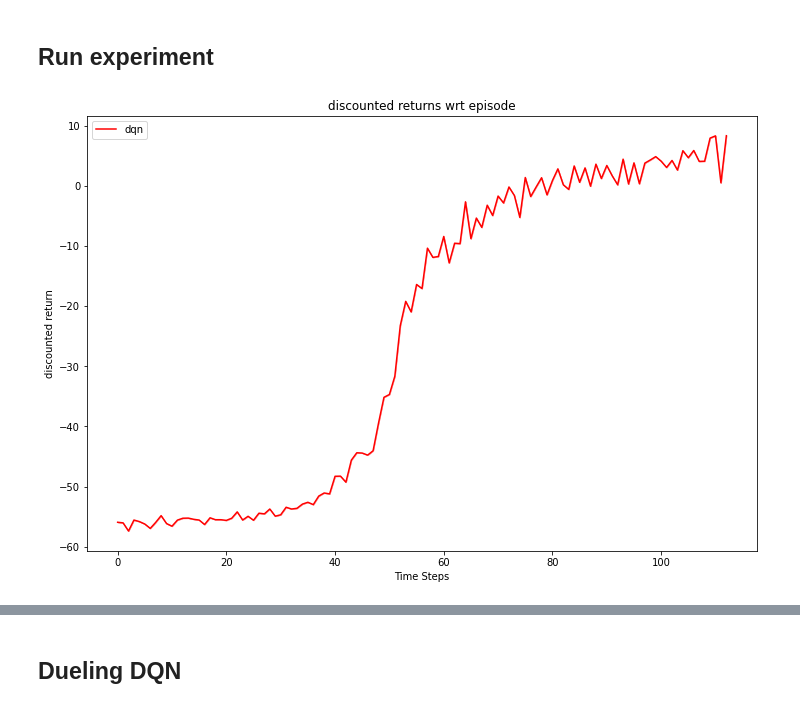
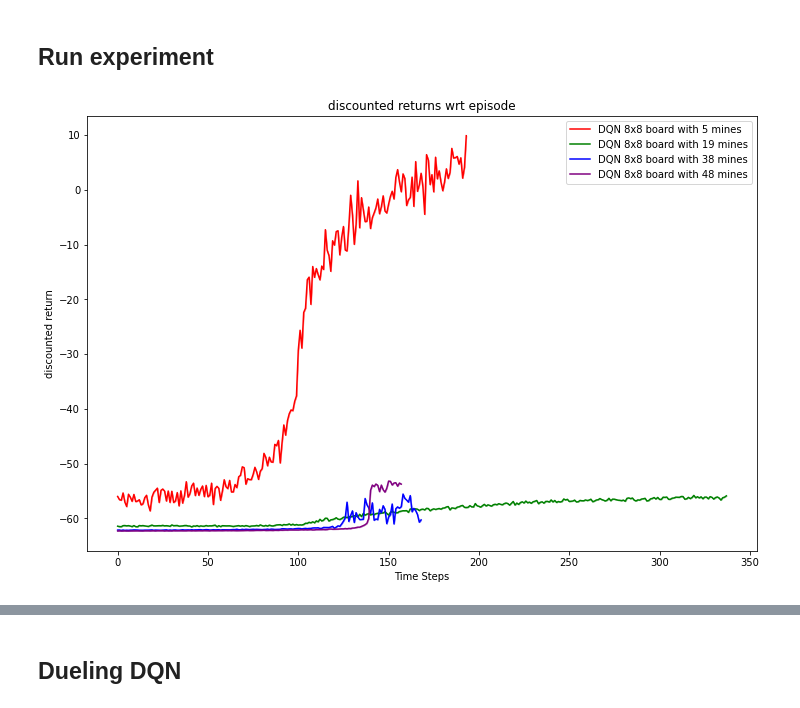
Before and after one commit to aislinblack/reinforcement-learning-final, a Jupyter notebook: minesweeper.ipynb, the cells around one changed output, grey strips where cells are left out. Drawn from its saved outputs; the diff is of its cells as text; code cells hidden in the pictures.

```diff
--- a/minesweeper.ipynb
+++ b/minesweeper.ipynb
@@ -168,10 +168,10 @@ class MineSweeper(object):
         reward = 1
         # did we reveal a tile with no known neighbors
         if unknown_neighbors and self.t != 0:
-           reward = .25
+           reward = -.5
         # did we select a tile we have already pressed?
         if old_value != -1:
-            reward = -1
+            reward = -.5
 
         self.t += 1
 
@@ -724,16 +770,26 @@ if __name__ == '__main__':
 # %%
 
 
 def chunks(lst, n):
     """Yield successive n-sized chunks from lst."""
     return [lst[i:i + n] for i in range(0, len(lst), n)]
 
 def averaged_returns(returns, chunk_size):
+    #n_buckets = math.floor(len(returns)/chunk_size)
     return [np.average(chunk) for chunk in chunks(returns, chunk_size)]
 
-averaged_2000_returns = averaged_returns(train_returns, 1000)
+sparse_averaged_2000_returns = averaged_returns(sparse_train_returns, 500)
+low_averaged_2000_returns = averaged_returns(low_density_train_returns, 500)
+medium_averaged_2000_returns = averaged_returns(medium_density_train_returns, 500)
+high_averaged_2000_returns = averaged_returns(high_density_train_returns, 500)
 
 
-plot_curves([np.array([averaged_2000_returns])], ['dqn'], ['r'], 'discounted return', 'discounted returns wrt episode')
+plot_curves(
+    [np.array([sparse_averaged_2000_returns]),
+    np.array([low_averaged_2000_returns]),
+    np.array([medium_averaged_2000_returns]),
+    np.array([high_averaged_2000_returns])],
+    ['DQN 8x8 board with 5 mines', 'DQN 8x8 board with 19 mines', 'DQN 8x8 board with 38 mines', 'DQN 8x8 board with 48 mines'],
+    ['r', 'g', 'b', 'purple'], 'discounted return', 'discounted returns wrt episode')
 # %% [output]
-[figure, old version]
+[figure, new version]
```
Also changed, not shown: parts of 14 cells of this notebook.
